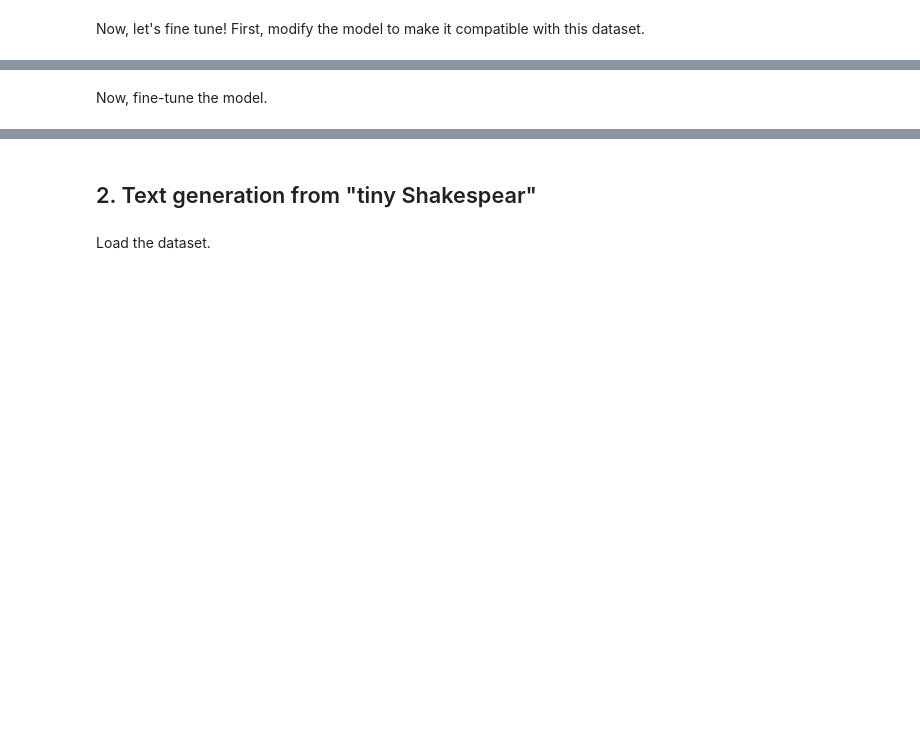
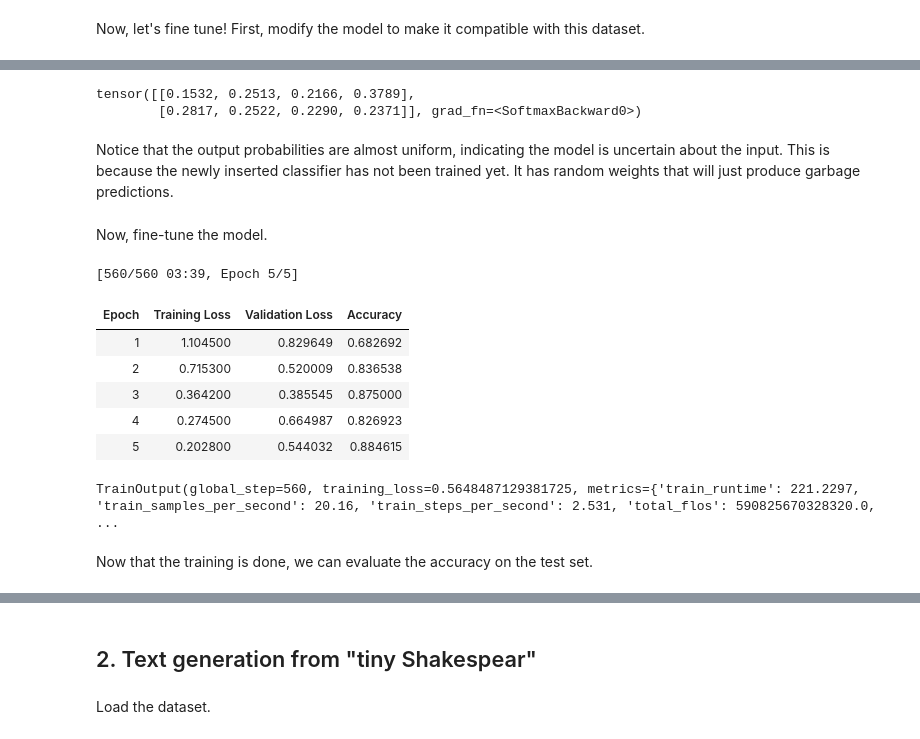
Before and after one commit to elhamod/BA865-2024, a Jupyter notebook: hands-on/HuggingFace_and_Transformers.ipynb, the cells around one changed output, grey strips where cells are left out. Saved outputs shown, nothing was run; the diff lists cells and outputs as text; code cells hidden in the pictures; blank space fills up the shorter version.

```diff
--- a/hands-on/HuggingFace_and_Transformers.ipynb
+++ b/hands-on/HuggingFace_and_Transformers.ipynb
@@ -149,2 +188,9 @@ First, modify the model to make it compatible with this dataset.
+# %%
+num_labels = 4  # Change this to your number of classes
+model = AutoModelForSequenceClassification.from_pretrained("distilbert/distilbert-base-uncased-finetuned-sst-2-english")
+
+# Modify the classifier head
+model.classifier = torch.nn.Linear(model.classifier.in_features, num_labels)
+model.num_labels = num_labels
 # %%
 print(model)
@@ -153,7 +219,7 @@ Next, tokenize the dataset and male sure it has `labels`. This is important to c
 # %%
 def tokenize_function(examples):
-    ####
-    # This function should return a dictionary with the input fields the model expects.
+    tokenized = tokenizer(examples["verse_text"], padding="max_length", return_tensors="pt" )
+    return tokenized
 
 
 tokenized_datasets = dataset.map(tokenize_function, batched=True)
@@ -166,2 +235,11 @@ Test the model on the new dataset.
+# %%
+a = tokenizer(["I love machine learning!", "I hate rainy days!"], return_tensors="pt", padding=True)
+
+torch.nn.Softmax()(model(**a).logits)
+# %% [output]
+tensor([[0.1532, 0.2513, 0.2166, 0.3789],
+        [0.2817, 0.2522, 0.2290, 0.2371]], grad_fn=<SoftmaxBackward0>)
+# %% [markdown]
+Notice that the output probabilities are almost uniform, indicating the model is uncertain about the input. This is because the newly inserted classifier has not been trained yet. It has random weights that will just produce garbage predictions.
 # %% [markdown]
 Now, fine-tune the model.
@@ -184,2 +246,49 @@ trainer.train()
+# %%
+from transformers import Trainer, TrainingArguments
+
+training_args = TrainingArguments(
+    output_dir='./results',          # output directory
+    num_train_epochs=5,              # number of training epochs
+    per_device_train_batch_size=8,   # batch size for training
+    per_device_eval_batch_size=8,   # batch size for evaluation
+    warmup_steps=500,                # number of warmup steps for learning rate scheduler. It is generally benefitial to the training.
+    weight_decay=0.01,               # strength of weight decay
+    logging_dir='./logs',            # directory for storing logs
+    logging_steps=50,                # logging every 50 batches.
+    evaluation_strategy="epoch",    # running evaluation in terms of epochs (not batches)
+    # eval_steps=1                   # or evaluations could be done in terms of batches.
+)
+
+
+from sklearn.metrics import accuracy_score
+# This is the function that computes the accuracy (or any other evaluation metrics).
+def compute_accuracy(pred):
+    # `pred.predictions` are logits in case of classification models
+    predictions = pred.predictions.argmax(-1)
+    # `pred.label_ids` contains the ground truth labels
+    labels = pred.label_ids
+    return {"accuracy": accuracy_score(labels, predictions)}
+
+
+trainer = Trainer(
+    model=model.cuda(),  # adding cuda decided whether or not to run the training is on cuda.
+    args=training_args,                  # training arguments, defined above
+    train_dataset=tokenized_datasets['train'],         # training dataset
+    eval_dataset=tokenized_datasets['test'],            # evaluation dataset
+    compute_metrics=compute_accuracy
+)
+
+trainer.train()
+# %% [output]
+[560/560 03:39, Epoch 5/5]
+| Epoch | Training Loss | Validation Loss | Accuracy |
+| 1 | 1.104500 | 0.829649 | 0.682692 |
+| 2 | 0.715300 | 0.520009 | 0.836538 |
+| 3 | 0.364200 | 0.385545 | 0.875000 |
+| 4 | 0.274500 | 0.664987 | 0.826923 |
+| 5 | 0.202800 | 0.544032 | 0.884615 |
+TrainOutput(global_step=560, training_loss=0.5648487129381725, metrics={'train_runtime': 221.2297, 'train_samples_per_second': 20.16, 'train_steps_per_second': 2.531, 'total_flos': 590825670328320.0,  ...
+# %% [markdown]
+Now that the training is done, we can evaluate the accuracy on the test set.
 # %%
 trainer.evaluate()
```
Also changed, not shown: parts of 48 cells of this notebook.
